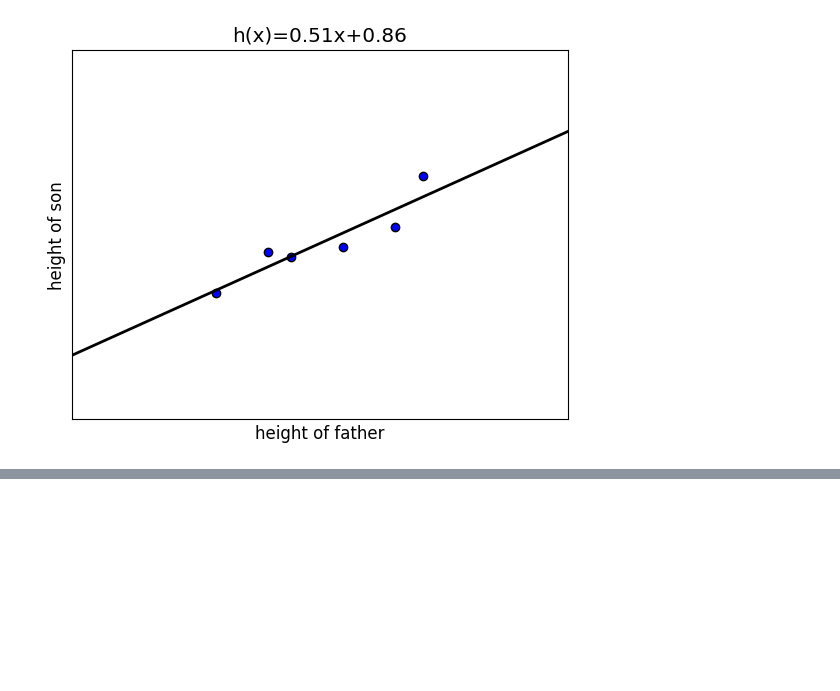
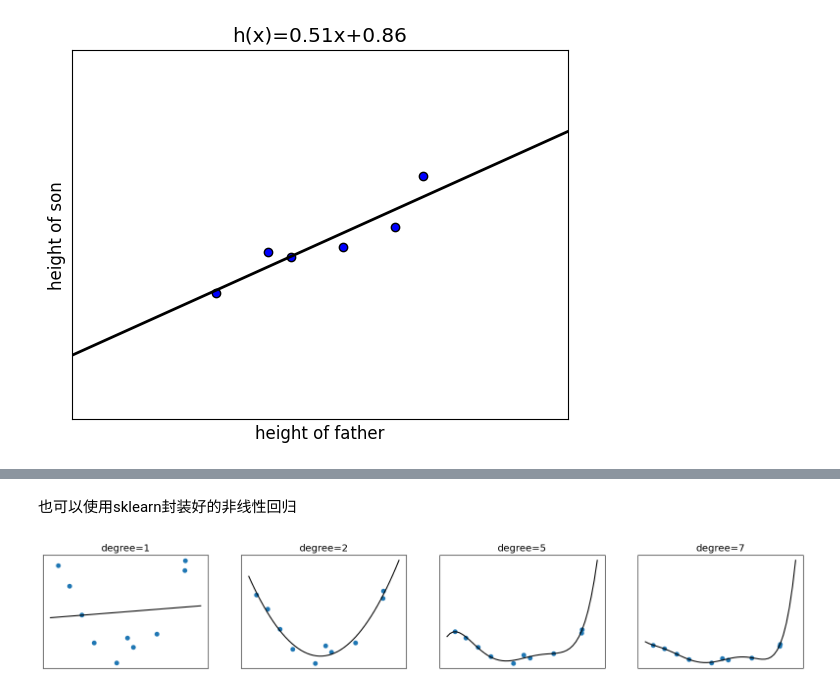
Before and after one commit to hotaery/homework, a Jupyter notebook: lecture/MachineLearning/SupervisedLearning/linear_regression.ipynb, the cells around one changed output, grey strips where cells are left out. Saved outputs shown, nothing was run; the diff lists cells and outputs as text; code cells hidden in the pictures; blank space fills up the shorter version.

Commit message:
non linear classification and regression

```diff
--- a/lecture/MachineLearning/SupervisedLearning/linear_regression.ipynb
+++ b/lecture/MachineLearning/SupervisedLearning/linear_regression.ipynb
@@ -240,0 +305,24 @@ plt.show()
+# %% [markdown]
+也可以使用sklearn封装好的非线性回归
+# %%
+# 设置subfigure
+x_min, x_max = -1, 1
+fig, axes = plt.subplots(figsize=(20, 3), nrows=1, ncols=4)
+
+degrees = (1, 2, 5, 7)
+for ax, degree in zip(axes, degrees):
+	ax.scatter(x=X, y=y)
+	ax.set_xticks([])
+	ax.set_yticks([])
+	ax.set_title(r"degree={}".format(degree))
+	poly = PolynomialFeatures(degree=degree)
+	Z = poly.fit_transform(X.reshape(-1, 1)) # 将 X 转化为 Z
+	LR = LinearRegression().fit(Z, y) # 在 zy 坐标系中进行线性回归
+
+	xx = np.linspace(x_min, x_max)
+	zz = poly.fit_transform(xx.reshape(-1, 1))
+	ax.plot(xx, LR.predict(zz), 'k-')
+
+plt.show()
+# %% [output]
+[figure, added]
```
Also changed, not shown: parts of 13 cells of this notebook, 2 other files.
